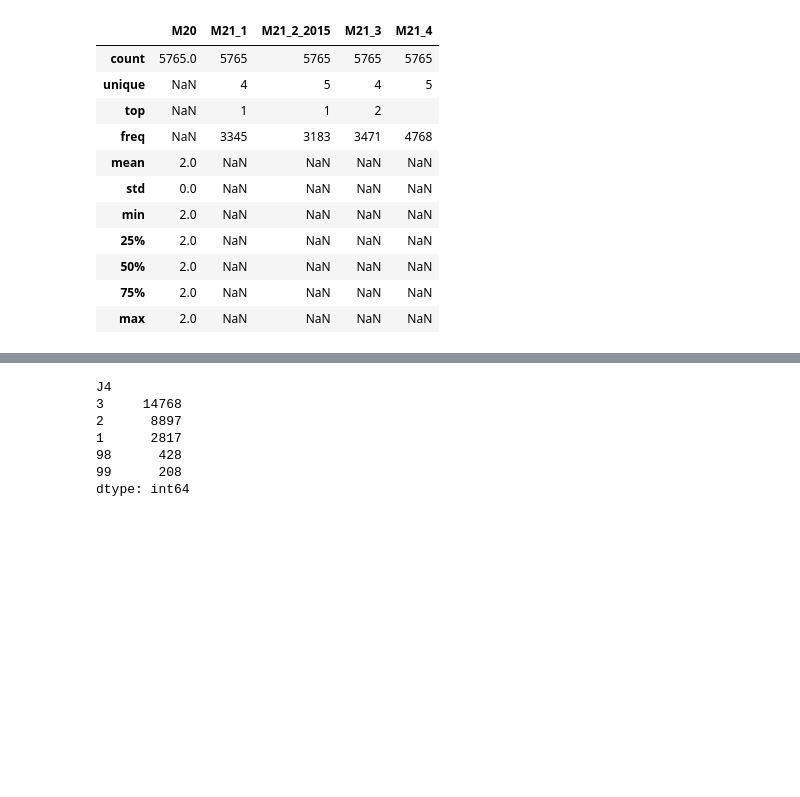
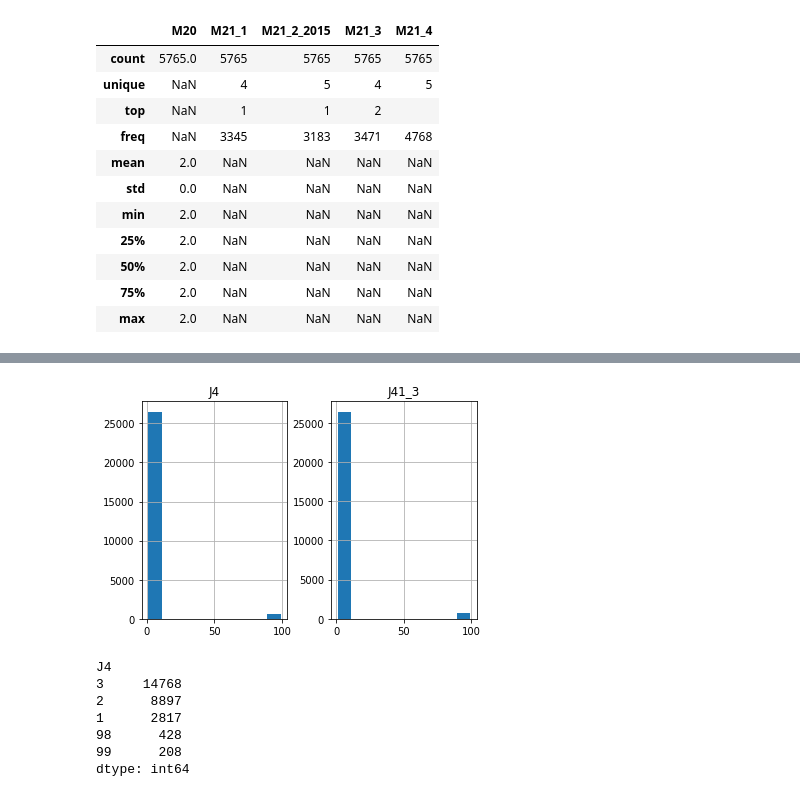
Before and after one commit to williamreid2020/4301, a Jupyter notebook: NCFS.ipynb, the cells around one changed output, grey strips where cells are left out. Cells and saved outputs as stored; diff of their text form; code cells hidden in the pictures; blank space fills up the shorter version.

```diff
--- a/NCFS.ipynb
+++ b/NCFS.ipynb
@@ -204,6 +243,11 @@ DF3.describe()
 # %%
 Dep1 = DF3[['J4']]
 Dep2 = DF3[['J41_3']]
+# %%
+DF3.hist()
+plt.show()
+# %% [output]
+[figure, added]
 # %%
 Dep1.value_counts()
 # %% [output]
```
Also changed, not shown: parts of 14 cells of this notebook.
